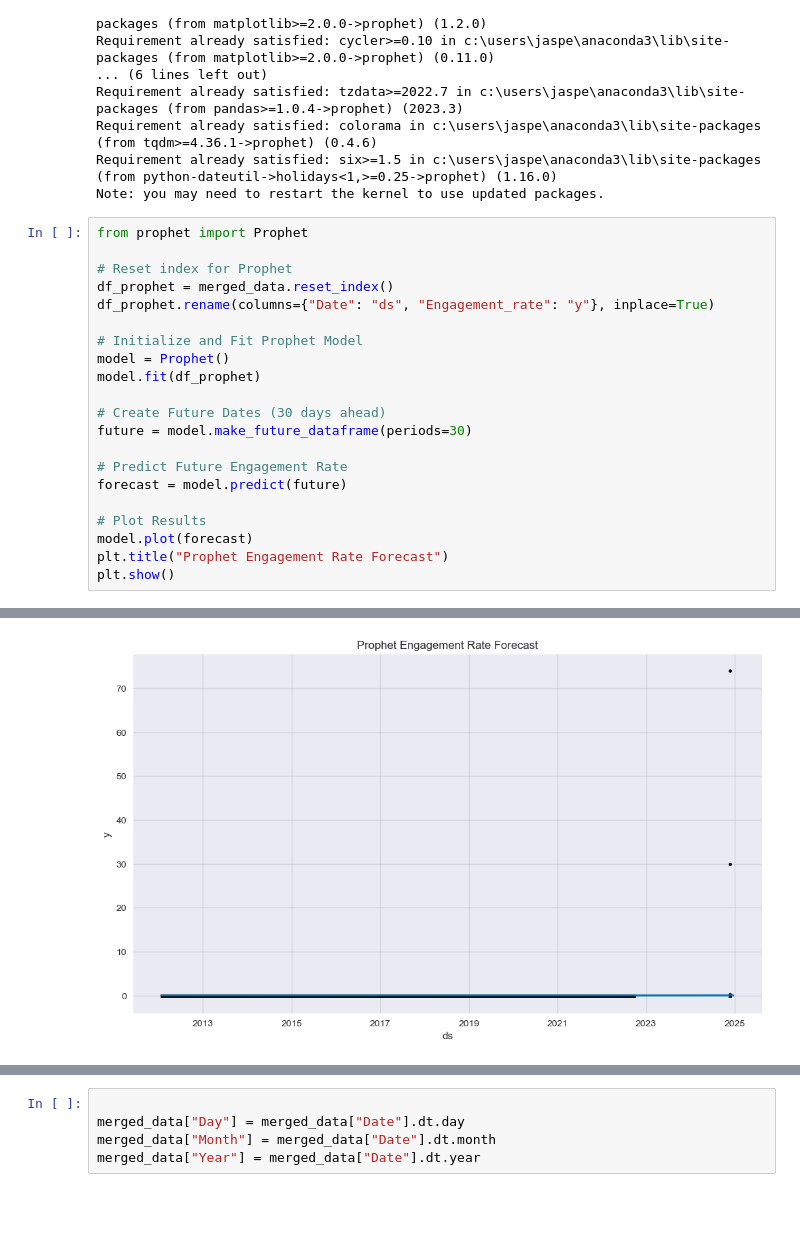
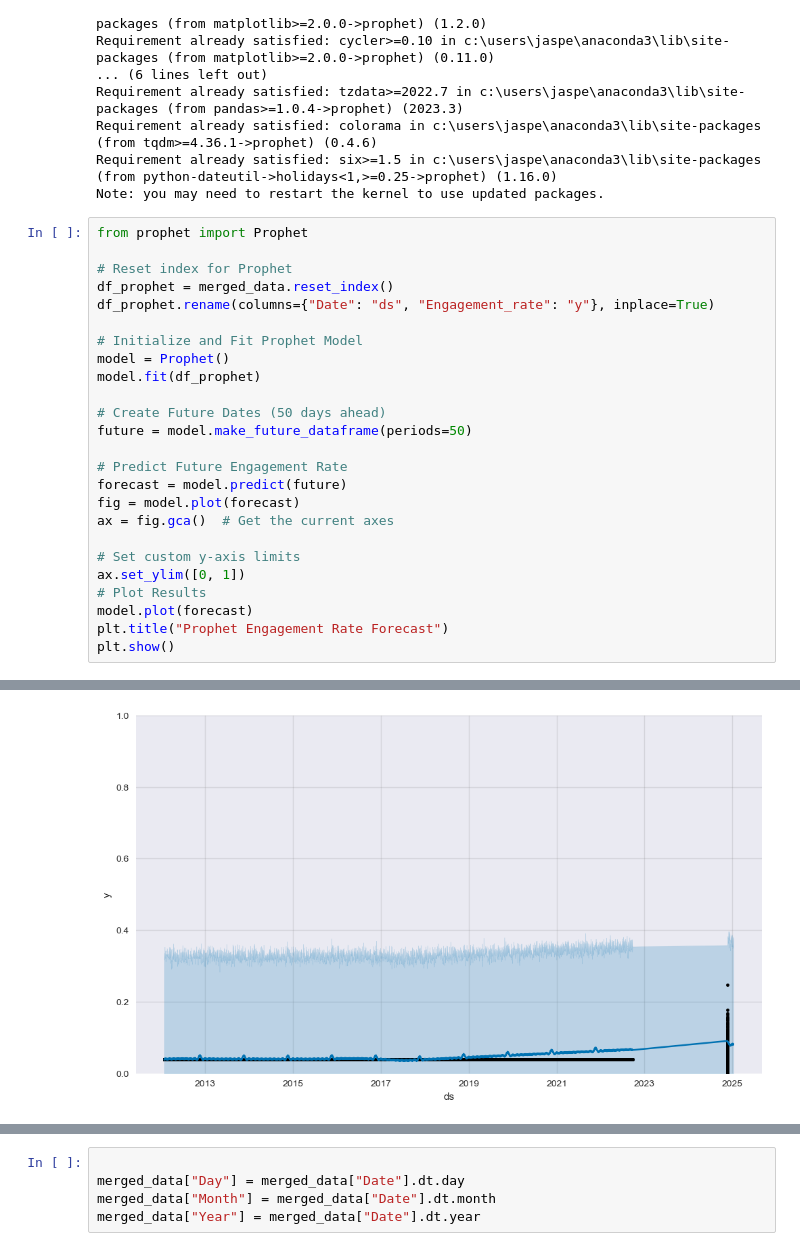
Before and after one commit to Jasper1007J/media_content_platform, a Jupyter notebook: data_extraction.ipynb, the cells around one changed output, grey strips where cells are left out. Cells and saved outputs as stored; diff of their text form; blank space fills up the shorter version.

```diff
--- a/data_extraction.ipynb
+++ b/data_extraction.ipynb
@@ -795,12 +787,16 @@ df_prophet.rename(columns={"Date": "ds", "Engagement_rate": "y"}, inplace=True)
 model = Prophet()
 model.fit(df_prophet)
 
-# Create Future Dates (30 days ahead)
-future = model.make_future_dataframe(periods=30)
+# Create Future Dates (50 days ahead)
+future = model.make_future_dataframe(periods=50)
 
 # Predict Future Engagement Rate
 forecast = model.predict(future)
+fig = model.plot(forecast)
+ax = fig.gca()  # Get the current axes
 
+# Set custom y-axis limits
+ax.set_ylim([0, 1])
 # Plot Results
 model.plot(forecast)
 plt.title("Prophet Engagement Rate Forecast")
@@ -811 +807 @@ plt.show()
-[figure, old version]
+[figure, new version]
```
Also changed, not shown: parts of 21 cells of this notebook, 7 other files.
